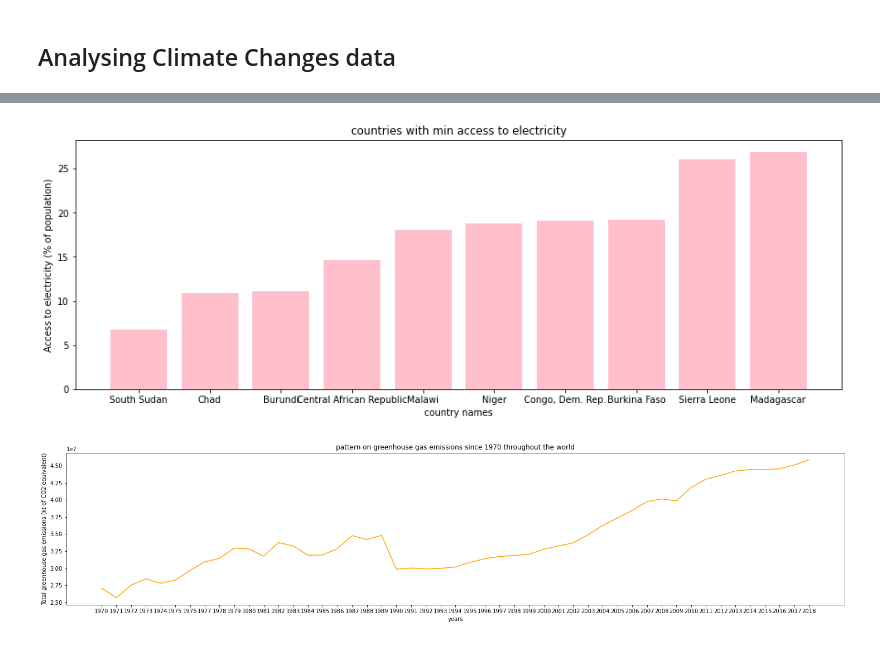
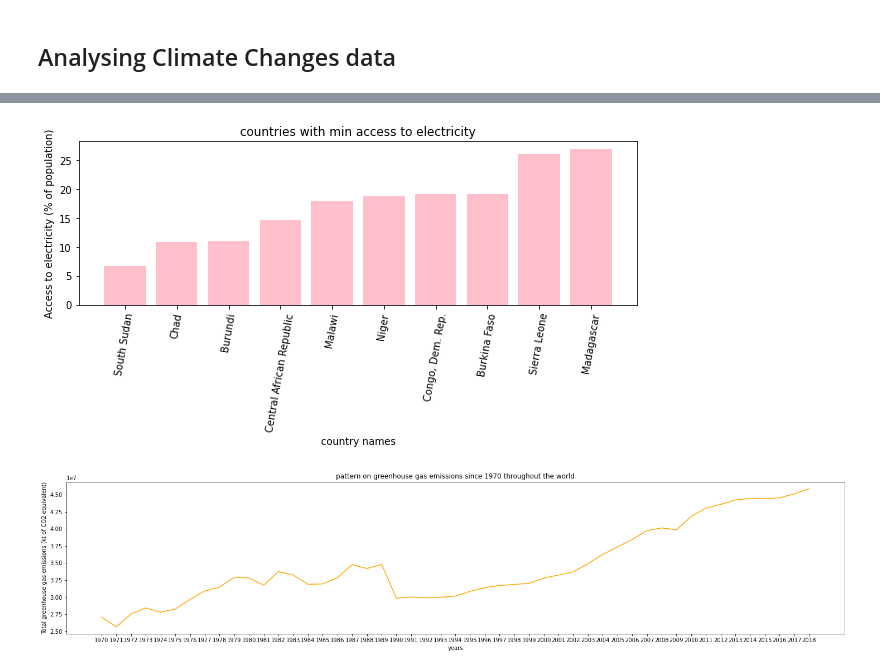
Before and after one commit to tejachalmala/Applied-DataScience-Assignment-2, a Jupyter notebook: asignment3.ipynb, the cells around one changed output, grey strips where cells are left out. Cells and saved outputs as stored; diff of their text form; code cells hidden in the pictures.

```diff
--- a/asignment3.ipynb
+++ b/asignment3.ipynb
@@ -73,7 +73,8 @@ def plot_series(series, plot_details, figsize = (35,5), plot = 'plot'):
     if plot == 'plot':
         axis.plot(series.index, series.values, color = color)
     axis.set_title(title)
-    rotation = 0
+    try: rotation = plot_details[4]
+    except: rotation = 0
     plt.setp(axis.get_xticklabels(), rotation=rotation)
     axis.set_xlabel(xlabel)
     axis.set_ylabel(ylabel)
@@ -165,9 +166,9 @@ stats_df
 # %%
 data = country_df.groupby(level=0).max().loc['Access to electricity (% of population)'].sort_values()[:10]
-plot_details = ['countries with min access to electricity', 'country names', 'Access to electricity (% of population)', 'pink']
-plot_series(data, plot_details, figsize = (15,5), plot = 'bar')
+plot_details = ['countries with min access to electricity', 'country names', 'Access to electricity (% of population)', 'pink', 80]
+plot_series(data, plot_details, figsize = (10,3), plot = 'bar')
 # %% [output]
-[figure, old version]
+[figure, new version]
 # %%
 data = pd.DataFrame(country_df.loc['Total greenhouse gas emissions (kt of CO2 equivalent)']['World'])
 plot_details = ['pattern on greenhouse gas emissions since 1970 throughout the world', 'years', 'Total greenhouse gas emissions (kt of CO2 equivalent)', 'orange']
```
Also changed, not shown: parts of 3 cells of this notebook, 1 other file.
